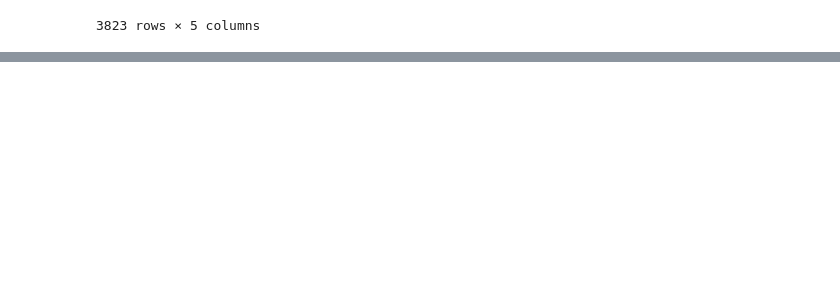
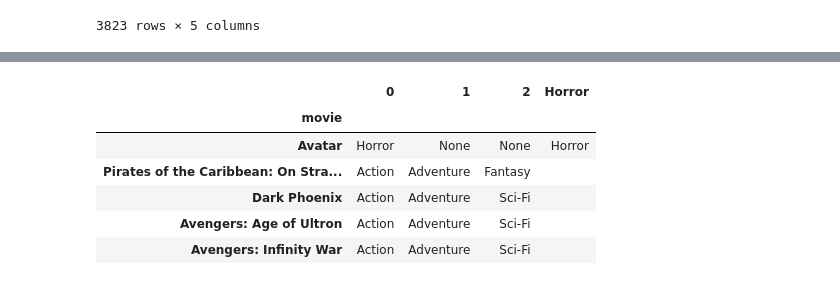
Before and after one commit to sarahadamsjack/phase-1-project-1, a Jupyter notebook: Untitled.ipynb, the cells around one changed output, grey strips where cells are left out. Cells and saved outputs as stored; diff of their text form; code cells hidden in the pictures; blank space fills up the shorter version.

```diff
--- a/Untitled.ipynb
+++ b/Untitled.ipynb
@@ -136,0 +158,2 @@ master_data.head()
+# %%
+mdmultigenres['Horror'] = mdmultigenres[0].str.contains('Horror').replace(to_replace = True, value = 'Horror').replace(to_replace = False, value = '')
@@ -136,0 +218,10 @@ master_data.head()
+# %%
+mdmultigenres.head()
+# %% [output]
+|  | 0 | 1 | 2 | Horror |
+| movie |  |  |  |  |
+| Avatar | Horror | None | None | Horror |
+| Pirates of the Caribbean: On Stra... | Action | Adventure | Fantasy |  |
+| Dark Phoenix | Action | Adventure | Sci-Fi |  |
+| Avengers: Age of Ultron | Action | Adventure | Sci-Fi |  |
+| Avengers: Infinity War | Action | Adventure | Sci-Fi |  |
```
Also changed, not shown: parts of 12 cells of this notebook.
